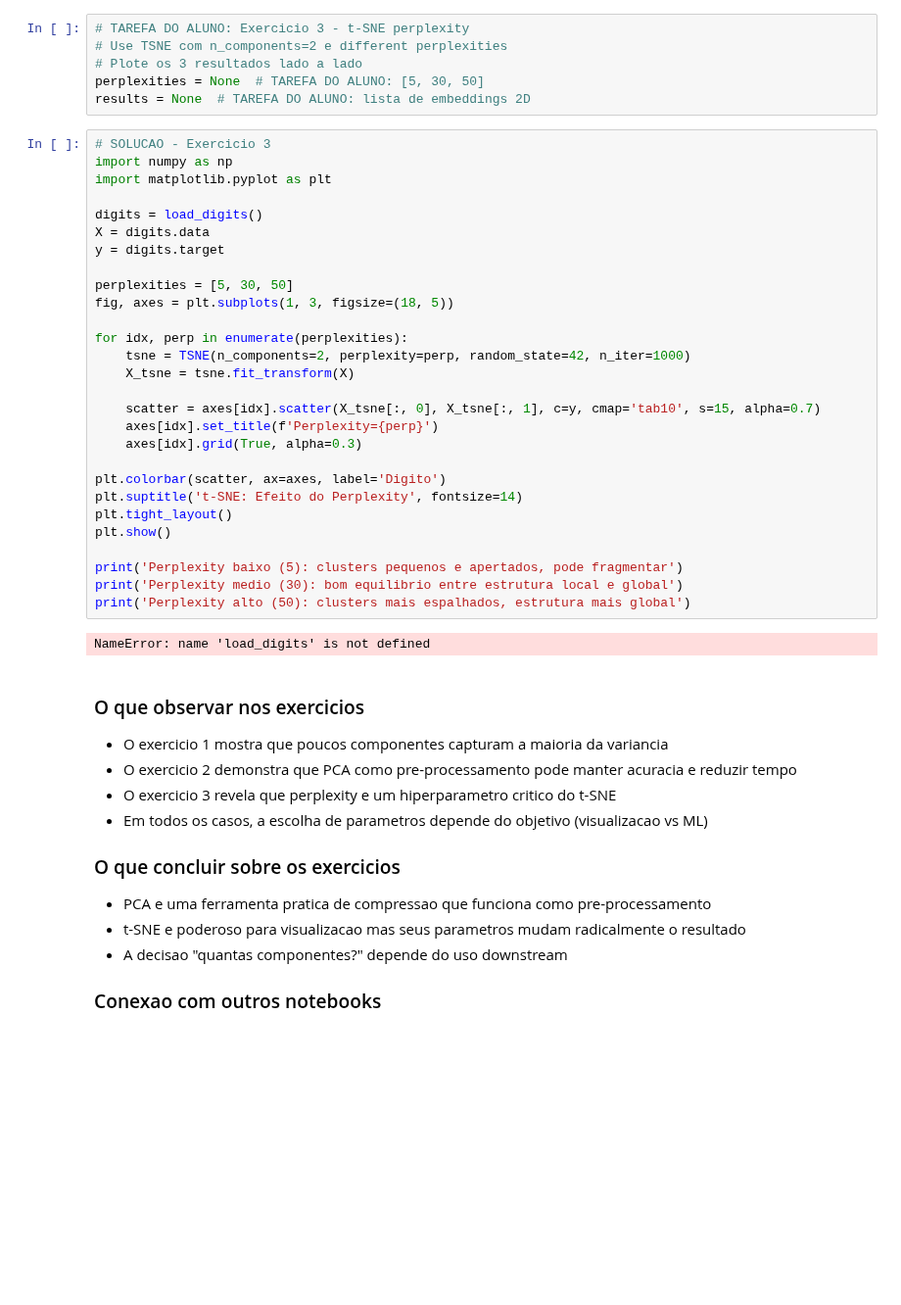
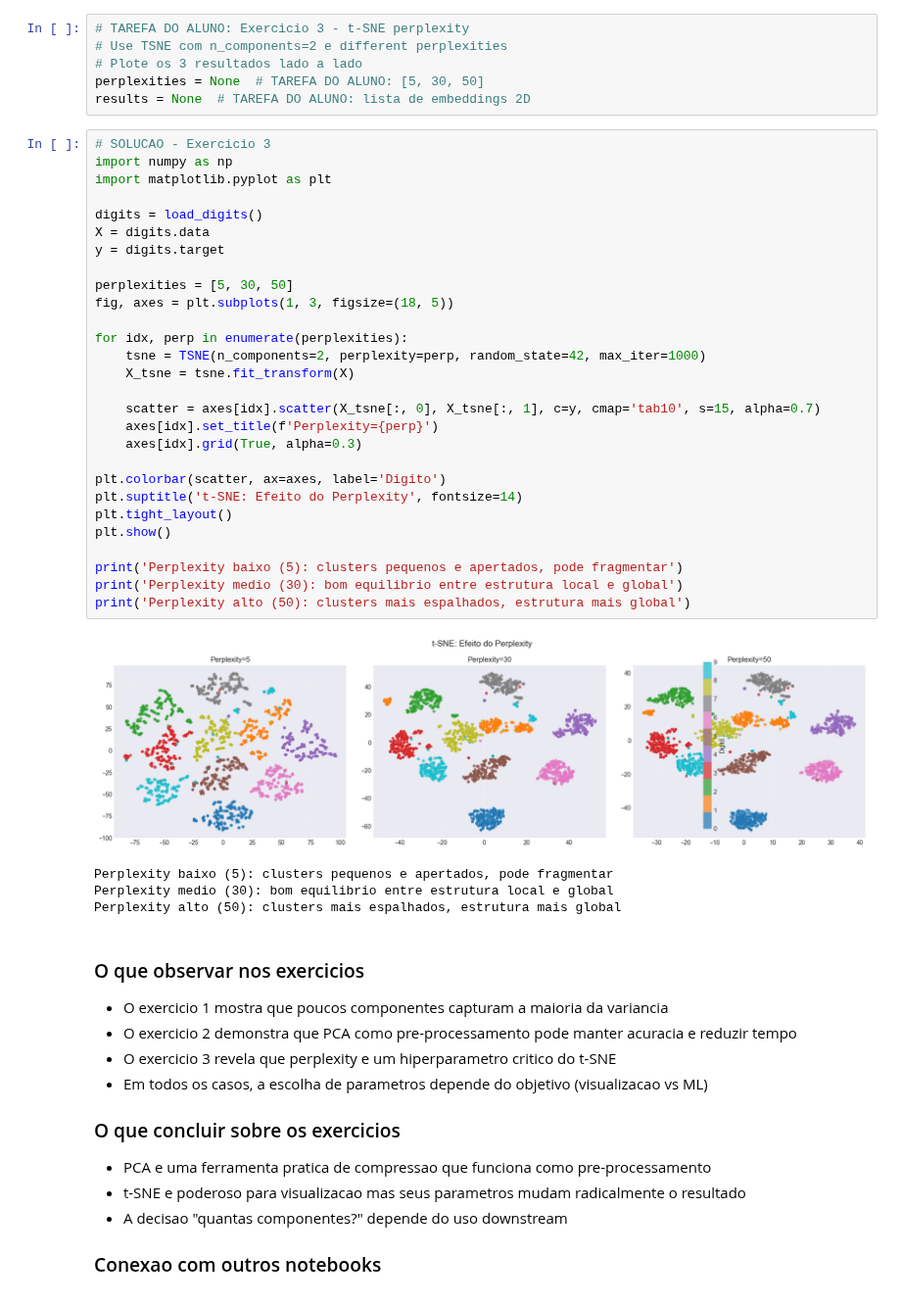
Before and after one commit to guifav/math-statistics-for-ai, a Jupyter notebook: notebooks/03-machine-learning/3_6_reducao_dimensionalidade.ipynb, the cells around one changed output. Shown at 98% size. Cells and saved outputs as stored; diff of their text form; blank space fills up the shorter version.

```diff
--- a/notebooks/03-machine-learning/3_6_reducao_dimensionalidade.ipynb
+++ b/notebooks/03-machine-learning/3_6_reducao_dimensionalidade.ipynb
@@ -1291,33 +683,36 @@ results = None  # TAREFA DO ALUNO: lista de embeddings 2D
 # %%
 # SOLUCAO - Exercicio 3
 import numpy as np
 import matplotlib.pyplot as plt
 
 digits = load_digits()
 X = digits.data
 y = digits.target
 
 perplexities = [5, 30, 50]
 fig, axes = plt.subplots(1, 3, figsize=(18, 5))
 
 for idx, perp in enumerate(perplexities):
-    tsne = TSNE(n_components=2, perplexity=perp, random_state=42, n_iter=1000)
+    tsne = TSNE(n_components=2, perplexity=perp, random_state=42, max_iter=1000)
     X_tsne = tsne.fit_transform(X)
 
     scatter = axes[idx].scatter(X_tsne[:, 0], X_tsne[:, 1], c=y, cmap='tab10', s=15, alpha=0.7)
     axes[idx].set_title(f'Perplexity={perp}')
     axes[idx].grid(True, alpha=0.3)
 
 plt.colorbar(scatter, ax=axes, label='Digito')
 plt.suptitle('t-SNE: Efeito do Perplexity', fontsize=14)
 plt.tight_layout()
 plt.show()
 
 print('Perplexity baixo (5): clusters pequenos e apertados, pode fragmentar')
 print('Perplexity medio (30): bom equilibrio entre estrutura local e global')
 print('Perplexity alto (50): clusters mais espalhados, estrutura mais global')
 # %% [output]
+[figure, added]
-NameError: name 'load_digits' is not defined
+Perplexity baixo (5): clusters pequenos e apertados, pode fragmentar
+Perplexity medio (30): bom equilibrio entre estrutura local e global
+Perplexity alto (50): clusters mais espalhados, estrutura mais global
 # %% [markdown]
 ### O que observar nos exercicios
 
```
Also changed, not shown: parts of 11 cells of this notebook, 55 other files.
